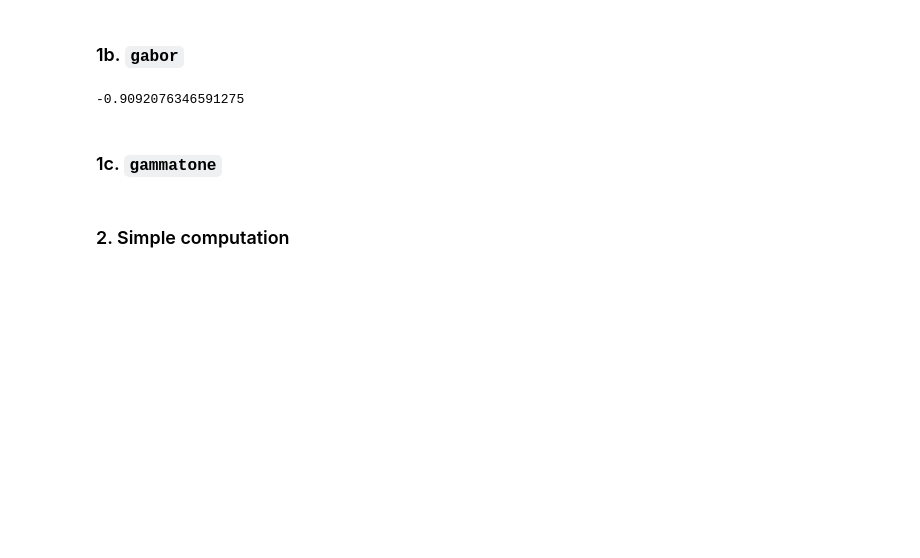
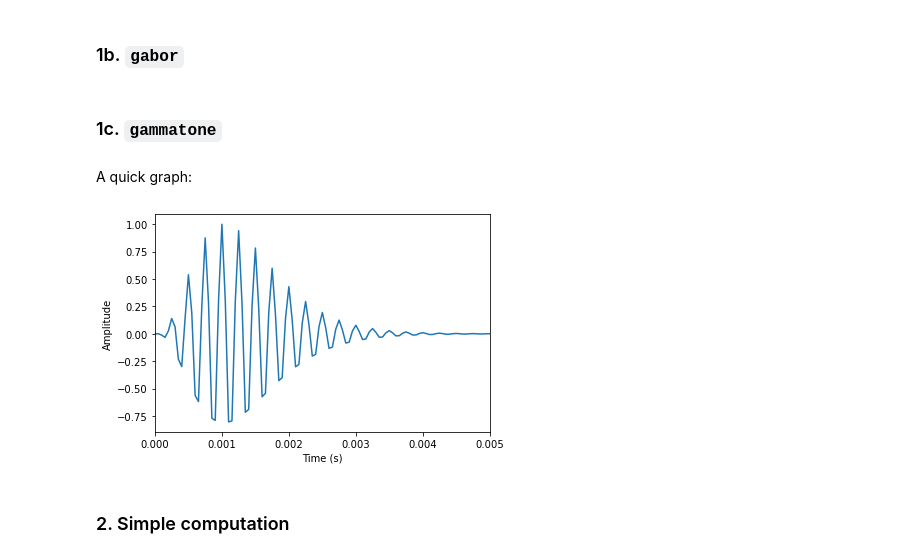
Before and after one commit to johnmays/CSDS_364_HW, a Jupyter notebook: A1/464-A1b-jkm100.ipynb, the cells around one changed output. Saved outputs shown, nothing was run; the diff lists cells and outputs as text; code cells hidden in the pictures; blank space fills up the shorter version.

```diff
--- a/A1/464-A1b-jkm100.ipynb
+++ b/A1/464-A1b-jkm100.ipynb
@@ -52,4 +57,0 @@ def gaboro (t, a=1.0, sigma:int=1):
-# %%
-gaboro(0.3)
-# %% [output]
--0.9092076346591275
@@ -56,5 +85,25 @@ gaboro(0.3)
 # %% [markdown]
 ### 1c. `gammatone`
+# %%
+def gammatone (t, n:int=4, f=1.0, phi=0.0):
+    if(type(t)==list):
+        t = np.array(t)
+    b = 1.019*(24.7*(((4.37*f)/1000) + 1))
+    gamma_value = (t**(n-1))*np.exp(-2*np.pi*b*t)*np.cos(2*np.pi*f*t + phi)
+    return gamma_value / np.amax(gamma_value)
+# %% [markdown]
+A quick graph:
+# %%
+t_20000Hz = np.linspace(0,1,num=20000*1+1) # 20000Hz denotes sampling rate
+gammatone_vals = gammatone(t_20000Hz, f=4000.0)
+# %%
+plt.plot(t_20000Hz, gammatone_vals)
+plt.ylabel("Amplitude")
+plt.xlabel("Time (s)")
+plt.xlim((0, 0.005))
+plt.show()
+# %% [output]
+[figure, added]
 # %% [markdown]
 ### 2. Simple computation
 # %% [markdown]
```
Also changed, not shown: parts of 14 cells of this notebook, 1 other file.
